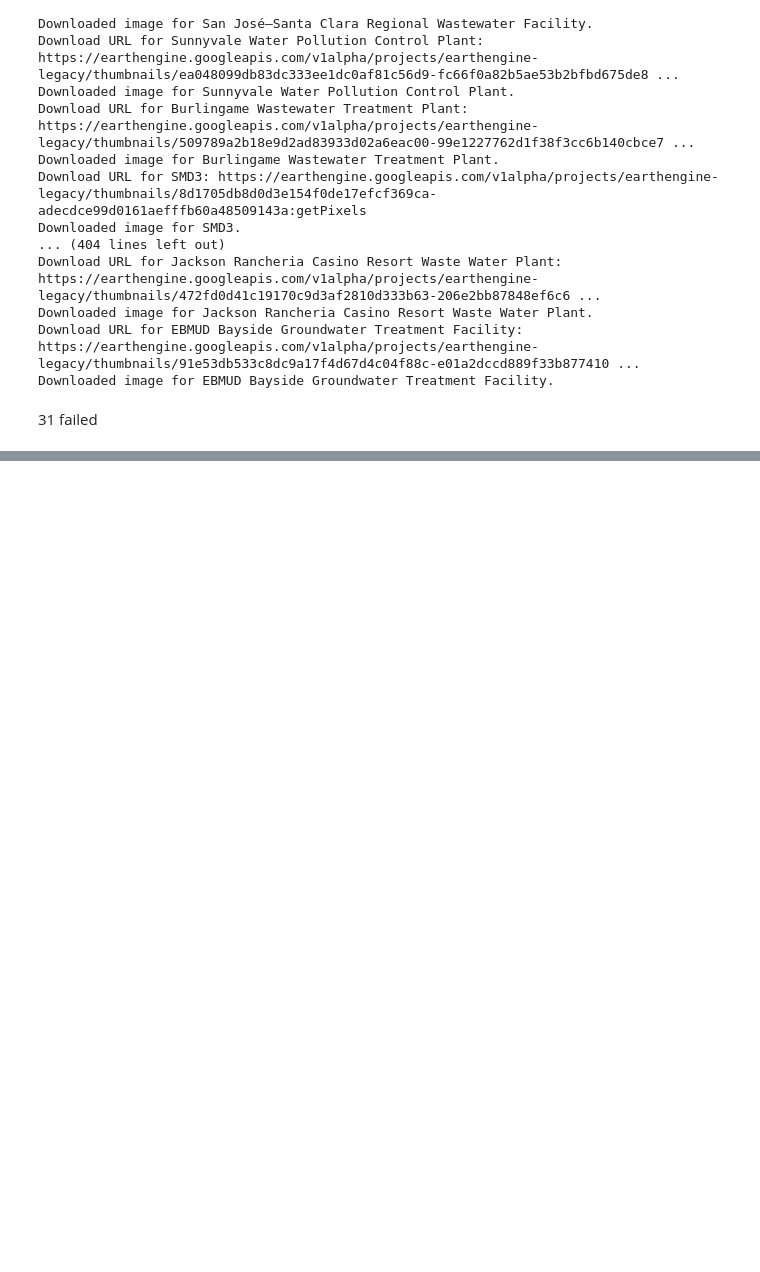
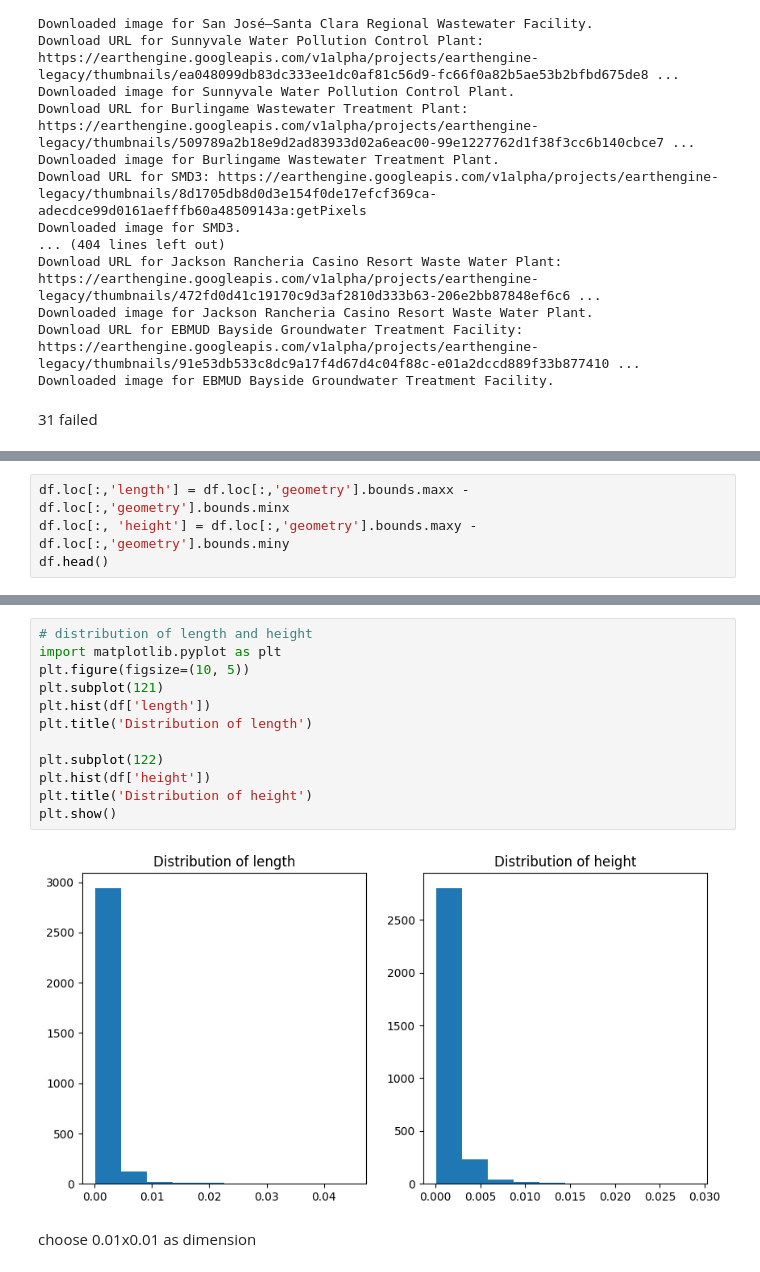
Before and after one commit to Yer1k/solar_wastewater, a Jupyter notebook: 10_code/img_download_automation.ipynb, the cells around one changed output, grey strips where cells are left out. Cells and saved outputs as stored; diff of their text form; blank space fills up the shorter version.

Commit message:
plotting bounding box

```diff
--- a/10_code/img_download_automation.ipynb
+++ b/10_code/img_download_automation.ipynb
@@ -339,0 +377,4 @@ Downloaded image for EBMUD Bayside Groundwater Treatment Facility.
+# %%
+df.loc[:,'length'] = df.loc[:,'geometry'].bounds.maxx - df.loc[:,'geometry'].bounds.minx
+df.loc[:, 'height'] = df.loc[:,'geometry'].bounds.maxy - df.loc[:,'geometry'].bounds.miny
+df.head()
@@ -339,0 +388,16 @@ Downloaded image for EBMUD Bayside Groundwater Treatment Facility.
+# %%
+# distribution of length and height
+import matplotlib.pyplot as plt
+plt.figure(figsize=(10, 5))
+plt.subplot(121)
+plt.hist(df['length'])
+plt.title('Distribution of length')
+
+plt.subplot(122)
+plt.hist(df['height'])
+plt.title('Distribution of height')
+plt.show()
+# %% [output]
+[figure, added]
+# %% [markdown]
+choose 0.01x0.01 as dimension
```
Also changed, not shown: parts of 14 cells of this notebook, 16 other files.
